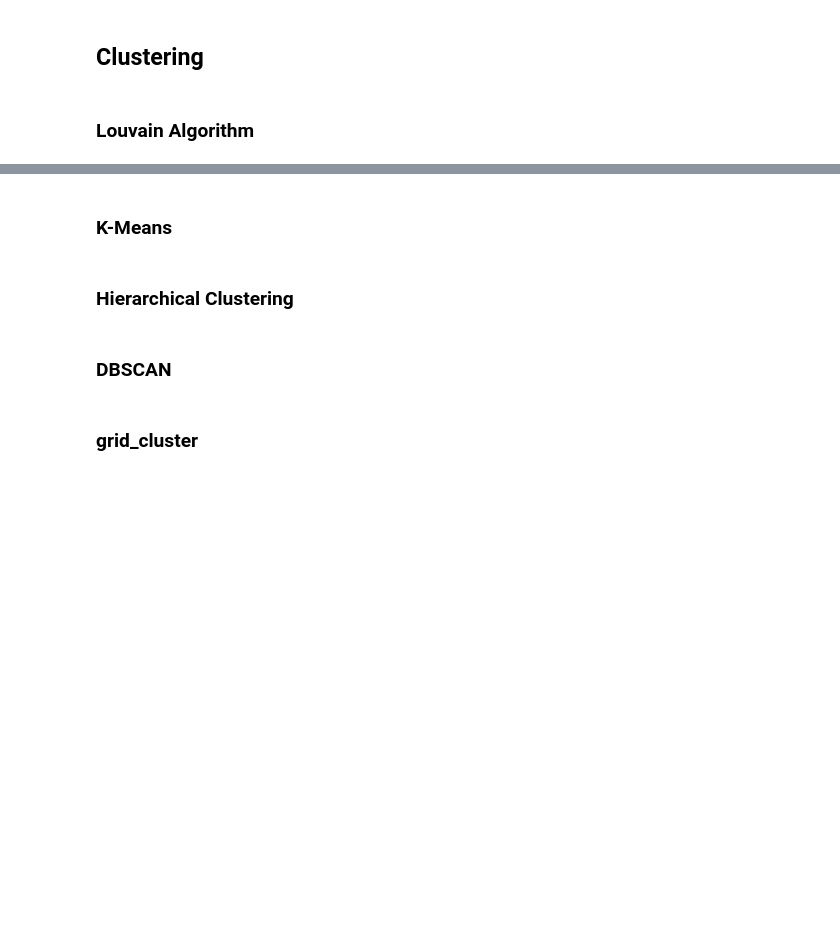
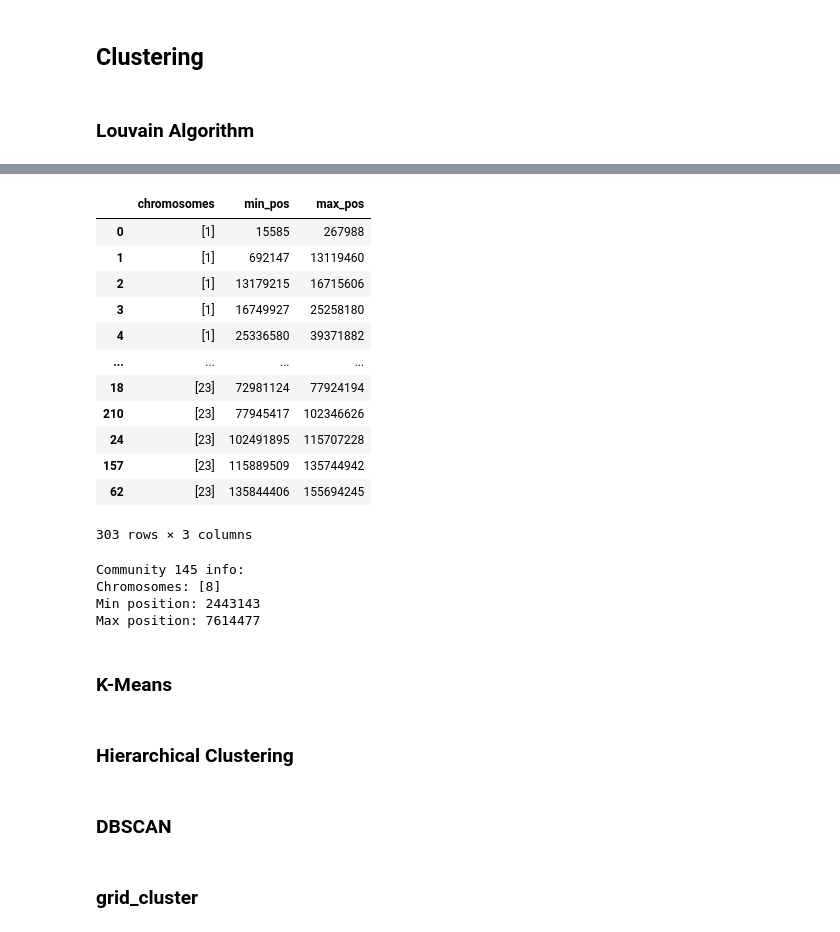
Before and after one commit to mattfaltyn/geometric-omics, a Jupyter notebook: draft/clustering.ipynb, the cells around one changed output, grey strips where cells are left out. Drawn from its saved outputs; the diff is of its cells as text; code cells hidden in the pictures; blank space fills up the shorter version.

```diff
--- a/draft/clustering.ipynb
+++ b/draft/clustering.ipynb
@@ -94,15 +94,17 @@ dtypes = {
     'af_alt': 'float64',
     'af_alt_cases': 'float64',
     'af_alt_controls': 'float64',
-    'finemapped': 'int64'
+    'finemapped': 'int64',
+    'causal': 'int64',
+    'trait': 'string'
 }
 
-data = pd.read_csv('gwas-finemap.csv', dtype=dtypes)
+data = pd.read_csv('gwas-fine-causal.csv', dtype=dtypes)
 
 # Assert column names
 expected_columns = ['#chrom', 'pos', 'ref', 'alt', 'rsids', 'nearest_genes', 'pval', 'mlogp', 'beta',
                     'sebeta', 'af_alt', 'af_alt_cases', 'af_alt_controls', 'finemapped',
-                    'id', 'trait']
+                    'id', 'causal', 'trait']
 assert set(data.columns) == set(expected_columns), "Unexpected columns in the data DataFrame."
 
 # Assert data types
@@ -121,7 +123,9 @@ expected_dtypes = {
     'af_alt': 'float64',
     'af_alt_cases': 'float64',
     'af_alt_controls': 'float64',
-    'finemapped': 'int64'
+    'finemapped': 'int64',
+    'causal': 'int64',
+    'trait': 'string'
 }
 
 for col, expected_dtype in expected_dtypes.items():
@@ -154,6 +159,6 @@ dtype: int64
 # %% [markdown]
 ## Data manipulation
 # %%
-data = data.sample(frac=0.001, random_state=42)
+data = data.sample(frac=0.1, random_state=42)
 len(data)
 # %% [output]
@@ -494,7 +499,7 @@ def create_graph(data):
 
     # Define a function to calculate weights for given indices
     def calculate_weights(pos_diffs):
-        mask = (pos_diffs > 1) & (pos_diffs <= 500_000)
+        mask = (pos_diffs > 1) & (pos_diffs <= 300_000)
         indices = np.argwhere(mask)
         unique_indices = indices[indices[:, 0] < indices[:, 1]]
         unique_pos_diffs = pos_diffs[unique_indices[:, 0], unique_indices[:, 1]]
@@ -507,7 +512,7 @@ def create_graph(data):
 
         # Apply batch operation
         chunk_size = 40_000
-        overlap = 5_000  # Define overlap size
+        overlap = 2_500  # Define overlap size
         num_chunks = math.ceil(len(pos) / chunk_size)
 
         for chunk in range(num_chunks):
@@ -691,3 +721,54 @@ print(df)
+# %%
+# Create a dictionary for storing the chromosome and min and max position for each community
+community_chrom_pos = dict()
+
+for community, nodes in communities.items():
+    # Create a subgraph for the community
+    subgraph = nx_graph.subgraph(nodes)
+    # Get the rows in the original data corresponding to the nodes in this community
+    community_data = data[data['id'].isin(nodes)]
+    # Get the chromosome(s) and position range for these rows
+    chromosomes = community_data['#chrom'].unique()
+    min_pos = community_data['pos'].min()
+    max_pos = community_data['pos'].max()
+    # Store this information in the dictionary
+    community_chrom_pos[community] = {'chromosomes': chromosomes, 'min_pos': min_pos, 'max_pos': max_pos}
+
+# Convert this dictionary to a DataFrame for better visualization
+df_chrom_pos = pd.DataFrame(community_chrom_pos).T
+df_chrom_pos
+# %% [output]
+|  | chromosomes | min_pos | max_pos |
+| 0 | [1] | 15585 | 267988 |
+| 1 | [1] | 692147 | 13119460 |
+| 2 | [1] | 13179215 | 16715606 |
+| 3 | [1] | 16749927 | 25258180 |
+| 4 | [1] | 25336580 | 39371882 |
+| ... | ... | ... | ... |
+| 18 | [23] | 72981124 | 77924194 |
+| 210 | [23] | 77945417 | 102346626 |
+| 24 | [23] | 102491895 | 115707228 |
+| 157 | [23] | 115889509 | 135744942 |
+| 62 | [23] | 135844406 | 155694245 |
+303 rows × 3 columns
+# %%
+def print_community_info(community_number, community_chrom_pos):
+    if community_number in community_chrom_pos:
+        info = community_chrom_pos[community_number]
+        print(f"Community {community_number} info:")
+        print(f"Chromosomes: {info['chromosomes']}")
+        print(f"Min position: {info['min_pos']}")
+        print(f"Max position: {info['max_pos']}")
+    else:
+        raise ValueError(f"No community with number {community_number}.")
+
+# Print info for community 5
+print_community_info(145, community_chrom_pos)
+# %% [output]
+Community 145 info:
+Chromosomes: [8]
+Min position: 2443143
+Max position: 7614477
 # %%
 # 5. Subgraph visualization
 # Select the first community for demonstration. You might want to select different or multiple communities for your analysis.
```
Also changed, not shown: parts of 13 cells of this notebook, 1 other file.
